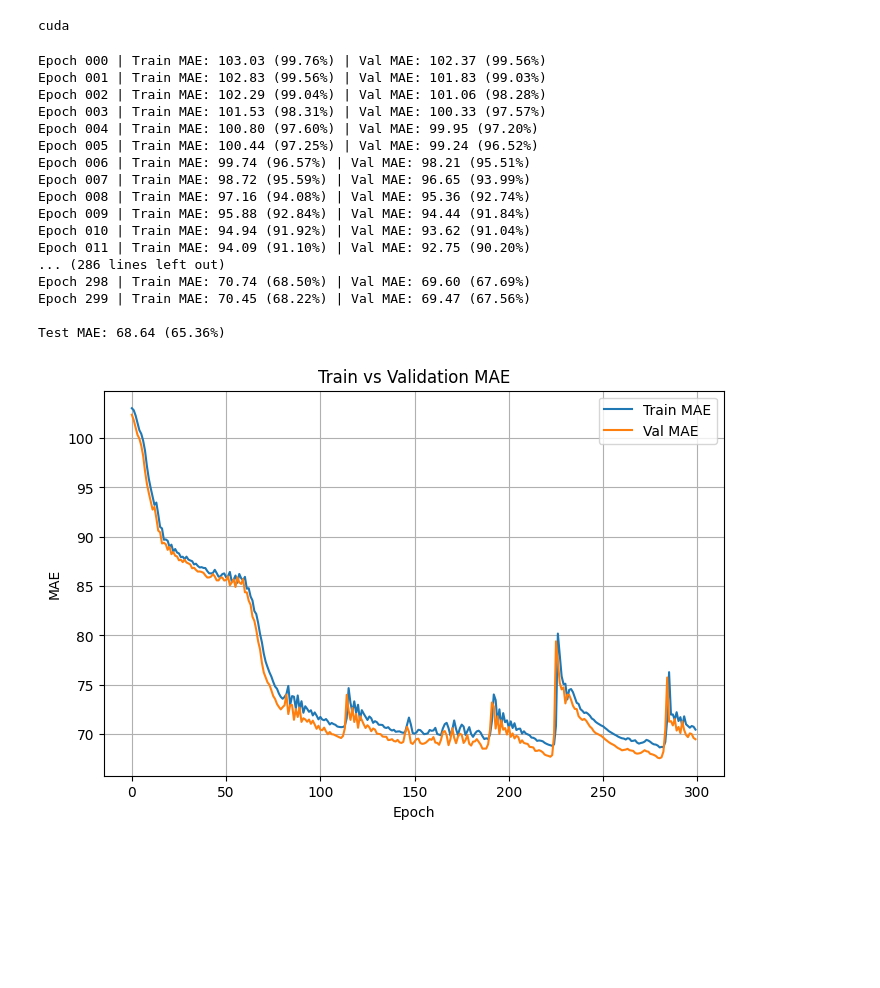
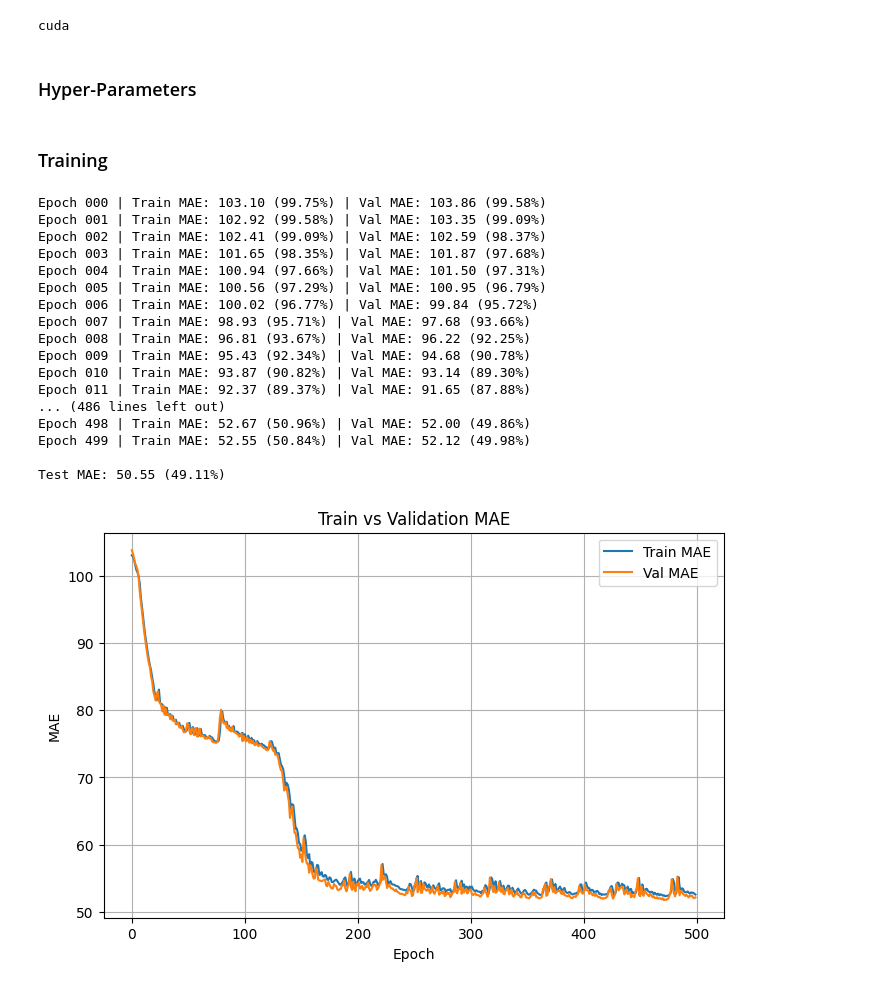
Before and after one commit to westarman/MLG-Project, a Jupyter notebook: models/graphSAGE/grapSAGE.ipynb, the cells around one changed output. Saved outputs shown, nothing was run; the diff lists cells and outputs as text; code cells hidden in the pictures; blank space fills up the shorter version.

Commit message:
added forest composition attributes, MAE fell down to 50

```diff
--- a/models/graphSAGE/grapSAGE.ipynb
+++ b/models/graphSAGE/grapSAGE.ipynb
@@ -246,9 +248,19 @@ edge_index = torch.tensor(edges[['n1_id', 'n2_id']].values, dtype=torch.long).t(
 print(edge_index.shape)  # [2, num_edges]
 print(edge_index.min(), edge_index.max())  # should be in [0, num_nodes-1]
 
+# forest composition
+tree_ratio = ['lzskdv11', 'lzskdv21', 'lzskdv30', 'lzskdv34', 'lzskdv39',
+              'lzskdv41', 'lzskdv50', 'lzskdv60', 'lzskdv70', 'lzskdv80']
+sapling_ratio = ['lzskdv11_m','lzskdv21_m','lzskdv30_m','lzskdv34_m','lzskdv39_m',
+                 'lzskdv41_m','lzskdv50_m','lzskdv60_m','lzskdv70_m','lzskdv80_m']
+
+node_attr['t_ratio'] = node_attr[tree_ratio].sum(axis=1)
+node_attr['s_ratio'] = node_attr[sapling_ratio].sum(axis=1)
+
+print(node_attr[tree_ratio + ['t_ratio']].head())
+
 # attributes with numeric values (we need to add tree composition)
-val_cols = ['povrsina', 'pompov', 'pomzas',
-    'lzigl', 'lzlst']
+val_cols = ['povrsina', 'pompov', 'lzigl', 'lzlst', 't_ratio', 's_ratio']
 value_attr = torch.tensor(node_attr[val_cols].values, dtype=torch.float)
 
 # categorical string attributes
@@ -276,6 +288,7 @@ encoder = AttributeEncoder(numeric_attr,categories,emb_dim=2,out_emb_dim=16)
 
 cat_list = [data.rfaza, data.sksmerni, data.zasnova, data.sklep, data.negovan, data.pomzas]
 data.x = encoder(data.numeric, cat_list, categories)
+print(node_attr.columns.tolist())
 print(data)
 # %% [output]
 torch.Size([2, 1877718])
@@ -311,3 +338,5 @@ device = torch.device('cuda' if torch.cuda.is_available() else 'cpu')
 print(device)
 # %% [output]
 cuda
+# %% [markdown]
+### Hyper-Parameters
@@ -314,6 +360,6 @@ cuda
+# %% [markdown]
+### Training
 # %%
-import torch
-import torch.nn.functional as F
 import copy
 import matplotlib.pyplot as plt
 
@@ -327,23 +373,6 @@ train_idx = perm[:int(0.8*num_nodes)]
 val_idx   = perm[int(0.8*num_nodes):int(0.9*num_nodes)]
 test_idx  = perm[int(0.9*num_nodes):]
 
-class Args:
-    model_type = 'GraphSage'
-    num_layers = 2 # k-hop neighborhood (k=2 seems to be the best...)
-    hidden_dim = 64
-    dropout = 0.05
-args = Args()
-
-# Model
-feature_dim = data.x.size(1)
-target_dim  = data.y.size(1)
-model = GNNStack(input_dim=feature_dim,
-                 hidden_dim=args.hidden_dim,
-                 output_dim=target_dim,
-                 args=args).to(device)
-
-optimizer = torch.optim.Adam(model.parameters(), lr=0.05, weight_decay=5e-3)
-
 mean_train_targets = data.y[train_idx].mean().item()
 mean_val_targets = data.y[val_idx].mean().item()
 mean_test_targets = data.y[test_idx].mean().item()
@@ -356,7 +385,7 @@ val_pct_errors   = []
 
 best_val_loss = float('inf')
 best_model = None
-epochs = 300
+epochs = 500
 
 for epoch in range(epochs):
 
@@ -403,47 +432,47 @@ with torch.no_grad():
     test_pct_error = (test_mae.item() / mean_test_targets) * 100
     print(f"\nTest MAE: {test_mae.item():.2f} ({test_pct_error:.2f}%)")
 
 # ===========================
 #        PLOTTING
 # ===========================
 
 # Plot absolute MAE
 plt.figure(figsize=(8,5))
 plt.plot(train_losses, label='Train MAE')
 plt.plot(val_losses,   label='Val MAE')
 plt.xlabel('Epoch')
 plt.ylabel('MAE')
 plt.title('Train vs Validation MAE')
 plt.legend()
 plt.grid(True)
 plt.show()
 
 # Plot percentage MAE
 plt.figure(figsize=(8,5))
 plt.plot(train_pct_errors, label='Train MAE (%)')
 plt.plot(val_pct_errors,   label='Val MAE (%)')
 plt.xlabel('Epoch')
 plt.ylabel('MAE (%)')
 plt.title('Train vs Validation MAE (%)')
 plt.legend()
 plt.grid(True)
 plt.show()
 # %% [output]
-Epoch 000 | Train MAE: 103.03 (99.76%) | Val MAE: 102.37 (99.56%)
-Epoch 001 | Train MAE: 102.83 (99.56%) | Val MAE: 101.83 (99.03%)
-Epoch 002 | Train MAE: 102.29 (99.04%) | Val MAE: 101.06 (98.28%)
-Epoch 003 | Train MAE: 101.53 (98.31%) | Val MAE: 100.33 (97.57%)
-Epoch 004 | Train MAE: 100.80 (97.60%) | Val MAE: 99.95 (97.20%)
-Epoch 005 | Train MAE: 100.44 (97.25%) | Val MAE: 99.24 (96.52%)
-Epoch 006 | Train MAE: 99.74 (96.57%) | Val MAE: 98.21 (95.51%)
-Epoch 007 | Train MAE: 98.72 (95.59%) | Val MAE: 96.65 (93.99%)
-Epoch 008 | Train MAE: 97.16 (94.08%) | Val MAE: 95.36 (92.74%)
-Epoch 009 | Train MAE: 95.88 (92.84%) | Val MAE: 94.44 (91.84%)
-Epoch 010 | Train MAE: 94.94 (91.92%) | Val MAE: 93.62 (91.04%)
-Epoch 011 | Train MAE: 94.09 (91.10%) | Val MAE: 92.75 (90.20%)
-... (286 lines left out)
-Epoch 298 | Train MAE: 70.74 (68.50%) | Val MAE: 69.60 (67.69%)
-Epoch 299 | Train MAE: 70.45 (68.22%) | Val MAE: 69.47 (67.56%)
+Epoch 000 | Train MAE: 103.10 (99.75%) | Val MAE: 103.86 (99.58%)
+Epoch 001 | Train MAE: 102.92 (99.58%) | Val MAE: 103.35 (99.09%)
+Epoch 002 | Train MAE: 102.41 (99.09%) | Val MAE: 102.59 (98.37%)
+Epoch 003 | Train MAE: 101.65 (98.35%) | Val MAE: 101.87 (97.68%)
+Epoch 004 | Train MAE: 100.94 (97.66%) | Val MAE: 101.50 (97.31%)
+Epoch 005 | Train MAE: 100.56 (97.29%) | Val MAE: 100.95 (96.79%)
+Epoch 006 | Train MAE: 100.02 (96.77%) | Val MAE: 99.84 (95.72%)
+Epoch 007 | Train MAE: 98.93 (95.71%) | Val MAE: 97.68 (93.66%)
+Epoch 008 | Train MAE: 96.81 (93.67%) | Val MAE: 96.22 (92.25%)
+Epoch 009 | Train MAE: 95.43 (92.34%) | Val MAE: 94.68 (90.78%)
+Epoch 010 | Train MAE: 93.87 (90.82%) | Val MAE: 93.14 (89.30%)
+Epoch 011 | Train MAE: 92.37 (89.37%) | Val MAE: 91.65 (87.88%)
+... (486 lines left out)
+Epoch 498 | Train MAE: 52.67 (50.96%) | Val MAE: 52.00 (49.86%)
+Epoch 499 | Train MAE: 52.55 (50.84%) | Val MAE: 52.12 (49.98%)
 
-Test MAE: 68.64 (65.36%)
+Test MAE: 50.55 (49.11%)
-[figure, old version]
+[figure, new version]
```
Also changed, not shown: parts of 6 cells of this notebook, 1 other file.
